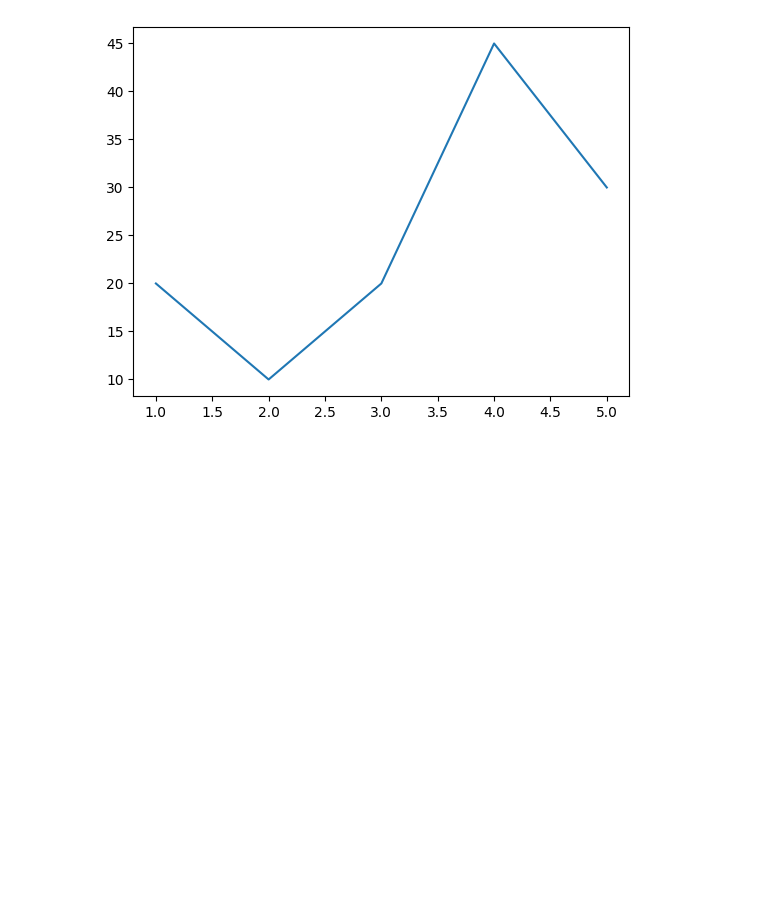
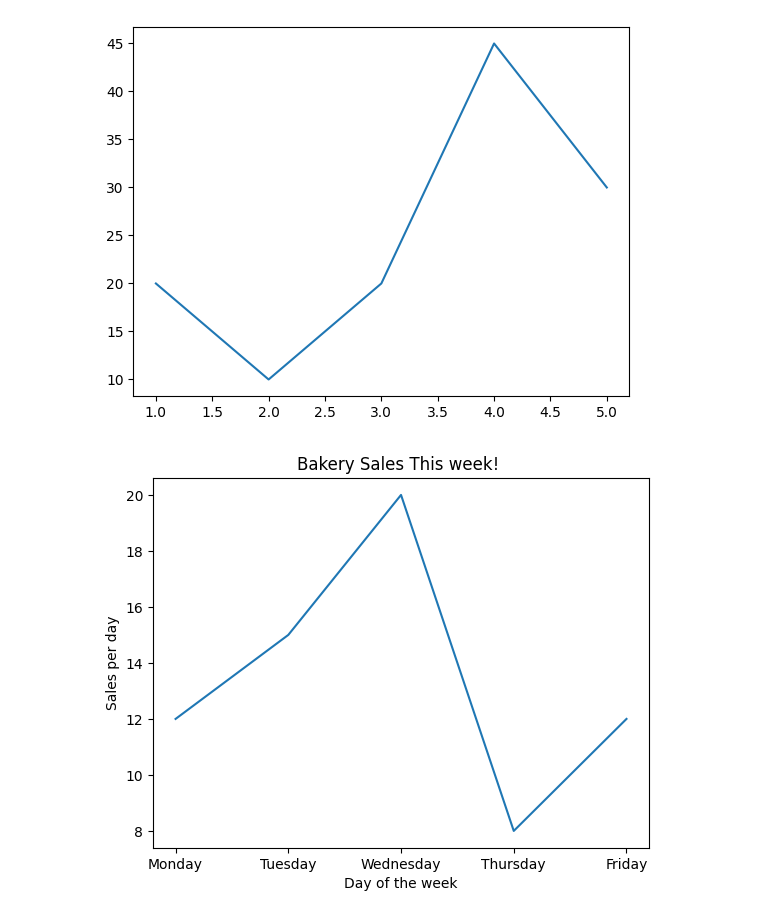
Before and after one commit to chandrahashkumar/OOP, a Jupyter notebook: Matplotlib/01.ipynb, the cells around one changed output. Cells and saved outputs as stored; diff of their text form; code cells hidden in the pictures; blank space fills up the shorter version.

```diff
--- a/Matplotlib/01.ipynb
+++ b/Matplotlib/01.ipynb
@@ -6,3 +6,14 @@ plt.plot(x,y)
 plt.show()
 # %% [output]
 [figure]
+# %%
+x =['Monday','Tuesday','Wednesday','Thursday','Friday']
+y =[12,15,20,8,12]
+plt.plot(x,y)
+plt.title("Bakery Sales This week! ")
+plt.xlabel("Day of the week")
+plt.ylabel("Sales per day")
+
+plt.show()
+# %% [output]
+[figure, added]
```
Also changed, not shown: parts of 8 cells of this notebook.
